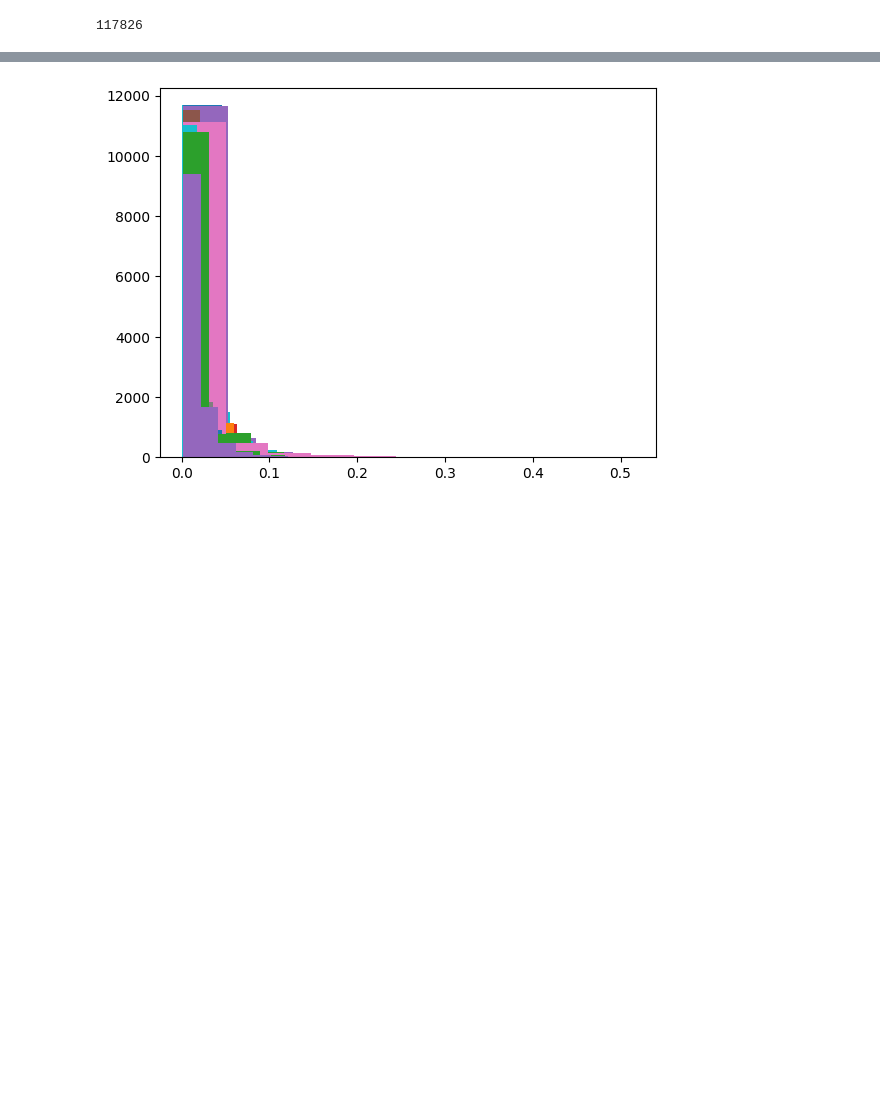
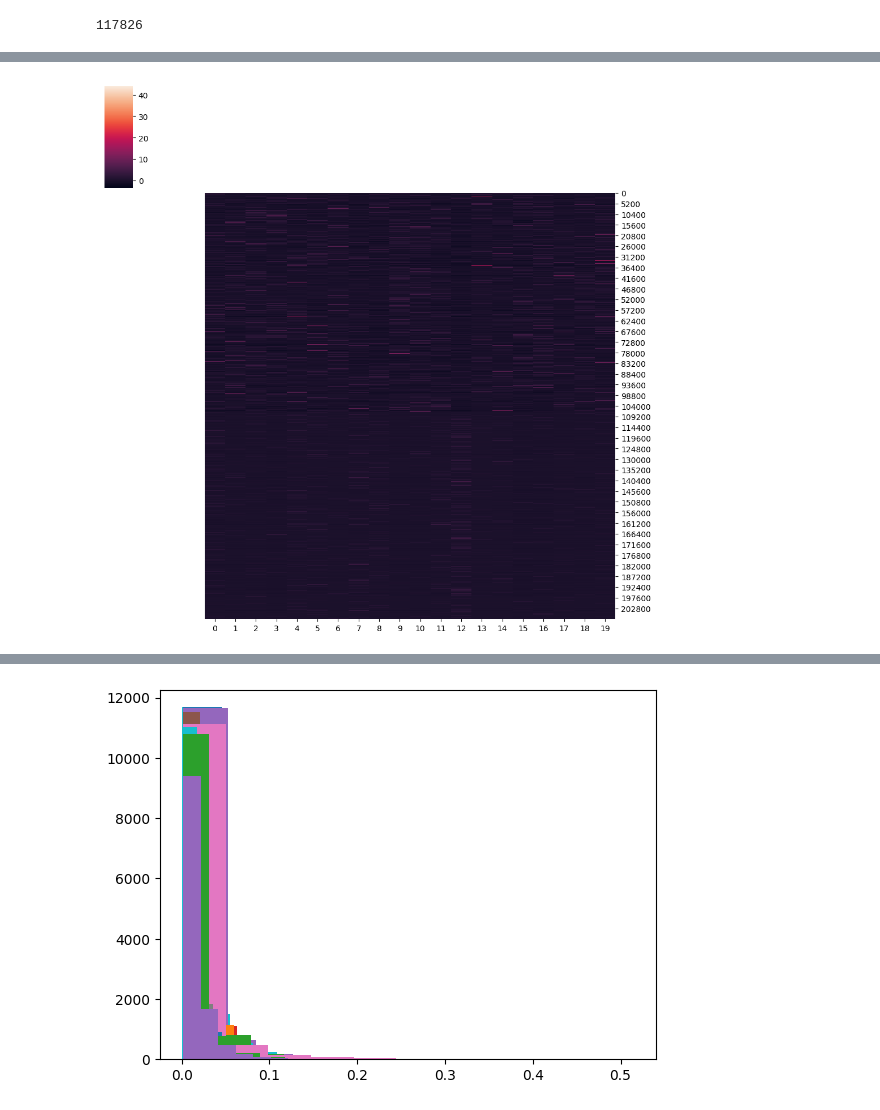
Before and after one commit to Small-Samori/tiktok, a Jupyter notebook: lda_pipeline/Untitled.ipynb, the cells around one changed output, grey strips where cells are left out. Drawn from its saved outputs; the diff is of its cells as text; code cells hidden in the pictures; blank space fills up the shorter version.

```diff
--- a/lda_pipeline/Untitled.ipynb
+++ b/lda_pipeline/Untitled.ipynb
@@ -381,0 +412,6 @@ len(all_topics_scores)
+# %%
+sns.clustermap(scores, z_score=1,  standard_scale=None, row_cluster=False, col_cluster=False)
+# plt.axhline(y=107017, color="green")
+plt.show()
+# %% [output]
+[figure, added]
```
Also changed, not shown: parts of 29 cells of this notebook, 5 other files.
